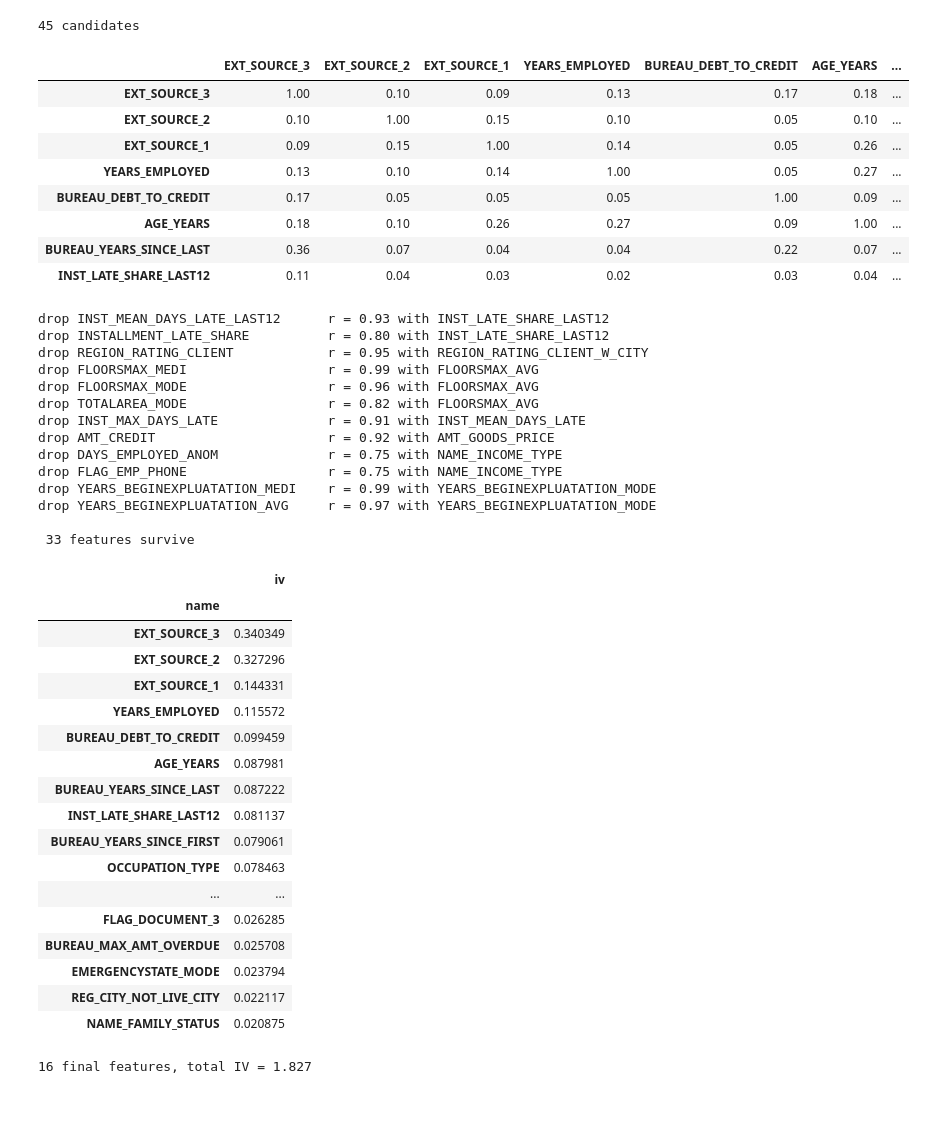
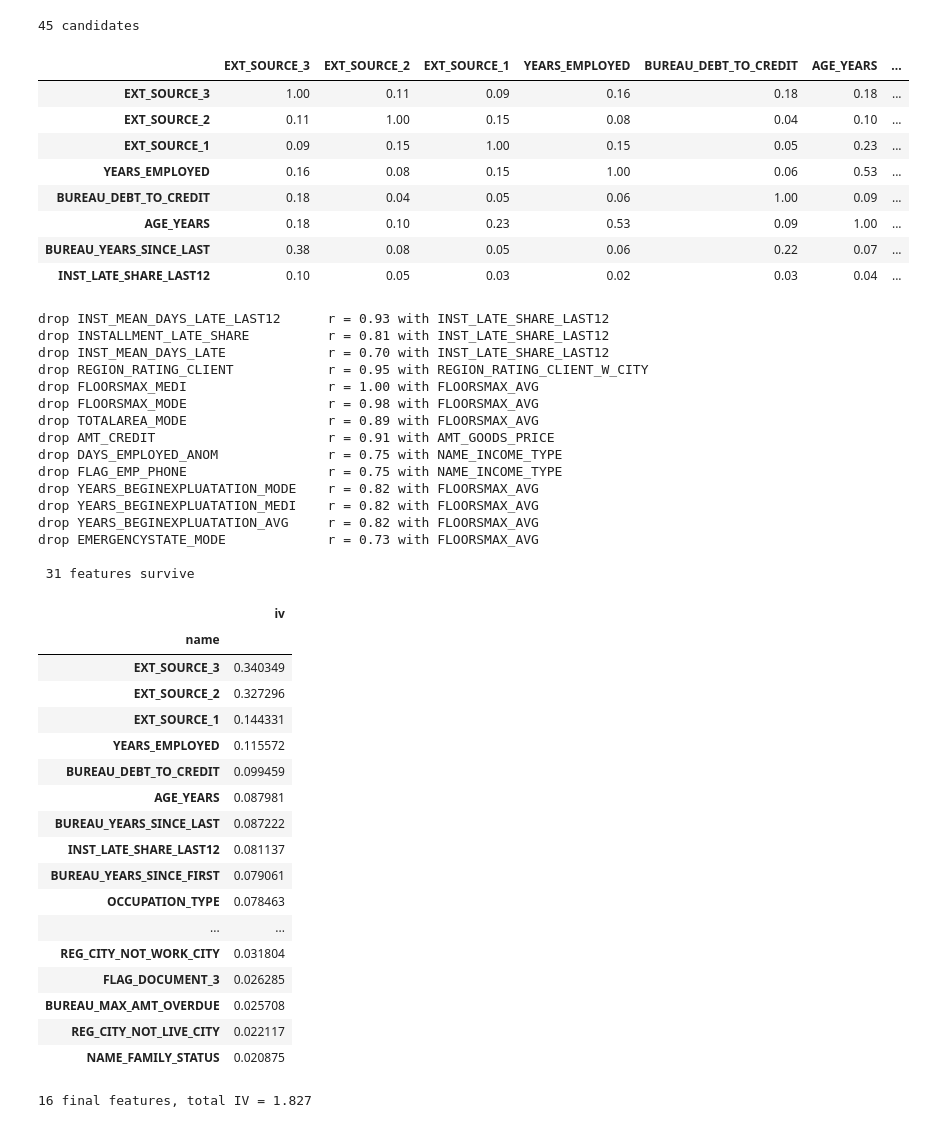
Before and after one commit to fizaaa86/Credit-risk-scorecard, a Jupyter notebook: notebooks/03_woe_binning.ipynb, the cells around one changed output. Cells and saved outputs as stored; diff of their text form; code cells hidden in the pictures.

Commit message:
Step 7a: fix missing-value WoE, logistic regression with backward elimination (13 features, Gini 0.511)

```diff
--- a/notebooks/03_woe_binning.ipynb
+++ b/notebooks/03_woe_binning.ipynb
@@ -137,21 +135,22 @@ print(len(candidates), "candidates")
 # %% [output]
 45 candidates
 # %%
-woe_train = bp.transform(train[features], metric="woe")
+woe_train = bp.transform(train[features], metric="woe",
+                         metric_missing="empirical", metric_special="empirical")
 woe_train = pd.DataFrame(woe_train, columns=features)[candidates]
 
 corr = woe_train.corr().abs()
 corr.round(2).iloc[:8, :8]
 # %% [output]
 |  | EXT_SOURCE_3 | EXT_SOURCE_2 | EXT_SOURCE_1 | YEARS_EMPLOYED | BUREAU_DEBT_TO_CREDIT | AGE_YEARS | ... |
-| EXT_SOURCE_3 | 1.00 | 0.10 | 0.09 | 0.13 | 0.17 | 0.18 | ... |
-| EXT_SOURCE_2 | 0.10 | 1.00 | 0.15 | 0.10 | 0.05 | 0.10 | ... |
-| EXT_SOURCE_1 | 0.09 | 0.15 | 1.00 | 0.14 | 0.05 | 0.26 | ... |
-| YEARS_EMPLOYED | 0.13 | 0.10 | 0.14 | 1.00 | 0.05 | 0.27 | ... |
-| BUREAU_DEBT_TO_CREDIT | 0.17 | 0.05 | 0.05 | 0.05 | 1.00 | 0.09 | ... |
-| AGE_YEARS | 0.18 | 0.10 | 0.26 | 0.27 | 0.09 | 1.00 | ... |
-| BUREAU_YEARS_SINCE_LAST | 0.36 | 0.07 | 0.04 | 0.04 | 0.22 | 0.07 | ... |
-| INST_LATE_SHARE_LAST12 | 0.11 | 0.04 | 0.03 | 0.02 | 0.03 | 0.04 | ... |
+| EXT_SOURCE_3 | 1.00 | 0.11 | 0.09 | 0.16 | 0.18 | 0.18 | ... |
+| EXT_SOURCE_2 | 0.11 | 1.00 | 0.15 | 0.08 | 0.04 | 0.10 | ... |
+| EXT_SOURCE_1 | 0.09 | 0.15 | 1.00 | 0.15 | 0.05 | 0.23 | ... |
+| YEARS_EMPLOYED | 0.16 | 0.08 | 0.15 | 1.00 | 0.06 | 0.53 | ... |
+| BUREAU_DEBT_TO_CREDIT | 0.18 | 0.04 | 0.05 | 0.06 | 1.00 | 0.09 | ... |
+| AGE_YEARS | 0.18 | 0.10 | 0.23 | 0.53 | 0.09 | 1.00 | ... |
+| BUREAU_YEARS_SINCE_LAST | 0.38 | 0.08 | 0.05 | 0.06 | 0.22 | 0.07 | ... |
+| INST_LATE_SHARE_LAST12 | 0.10 | 0.05 | 0.03 | 0.02 | 0.03 | 0.04 | ... |
 # %%
 selected = []
 for f in candidates:                       # already sorted best IV first
@@ -164,19 +163,21 @@ for f in candidates:                       # already sorted best IV first
 print("\n", len(selected), "features survive")
 # %% [output]
 drop INST_MEAN_DAYS_LATE_LAST12      r = 0.93 with INST_LATE_SHARE_LAST12
-drop INSTALLMENT_LATE_SHARE          r = 0.80 with INST_LATE_SHARE_LAST12
+drop INSTALLMENT_LATE_SHARE          r = 0.81 with INST_LATE_SHARE_LAST12
+drop INST_MEAN_DAYS_LATE             r = 0.70 with INST_LATE_SHARE_LAST12
 drop REGION_RATING_CLIENT            r = 0.95 with REGION_RATING_CLIENT_W_CITY
-drop FLOORSMAX_MEDI                  r = 0.99 with FLOORSMAX_AVG
-drop FLOORSMAX_MODE                  r = 0.96 with FLOORSMAX_AVG
-drop TOTALAREA_MODE                  r = 0.82 with FLOORSMAX_AVG
-drop INST_MAX_DAYS_LATE              r = 0.91 with INST_MEAN_DAYS_LATE
-drop AMT_CREDIT                      r = 0.92 with AMT_GOODS_PRICE
+drop FLOORSMAX_MEDI                  r = 1.00 with FLOORSMAX_AVG
+drop FLOORSMAX_MODE                  r = 0.98 with FLOORSMAX_AVG
+drop TOTALAREA_MODE                  r = 0.89 with FLOORSMAX_AVG
+drop AMT_CREDIT                      r = 0.91 with AMT_GOODS_PRICE
 drop DAYS_EMPLOYED_ANOM              r = 0.75 with NAME_INCOME_TYPE
 drop FLAG_EMP_PHONE                  r = 0.75 with NAME_INCOME_TYPE
-drop YEARS_BEGINEXPLUATATION_MEDI    r = 0.99 with YEARS_BEGINEXPLUATATION_MODE
-drop YEARS_BEGINEXPLUATATION_AVG     r = 0.97 with YEARS_BEGINEXPLUATATION_MODE
+drop YEARS_BEGINEXPLUATATION_MODE    r = 0.82 with FLOORSMAX_AVG
+drop YEARS_BEGINEXPLUATATION_MEDI    r = 0.82 with FLOORSMAX_AVG
+drop YEARS_BEGINEXPLUATATION_AVG     r = 0.82 with FLOORSMAX_AVG
+drop EMERGENCYSTATE_MODE             r = 0.73 with FLOORSMAX_AVG
 
- 33 features survive
+ 31 features survive
 # %%
 iv.set_index("name").loc[selected, ["iv"]]
 # %% [output]
@@ -193,9 +194,9 @@ iv.set_index("name").loc[selected, ["iv"]]
 | BUREAU_YEARS_SINCE_FIRST | 0.079061 |
 | OCCUPATION_TYPE | 0.078463 |
 | ... | ... |
+| REG_CITY_NOT_WORK_CITY | 0.031804 |
 | FLAG_DOCUMENT_3 | 0.026285 |
 | BUREAU_MAX_AMT_OVERDUE | 0.025708 |
-| EMERGENCYSTATE_MODE | 0.023794 |
 | REG_CITY_NOT_LIVE_CITY | 0.022117 |
 | NAME_FAMILY_STATUS | 0.020875 |
 # %%
```
Also changed, not shown: parts of 1 cell of this notebook, 1 other file.
